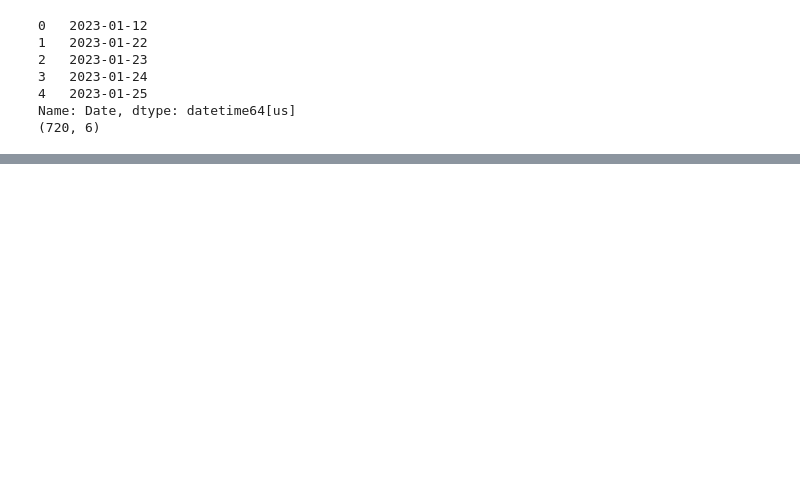
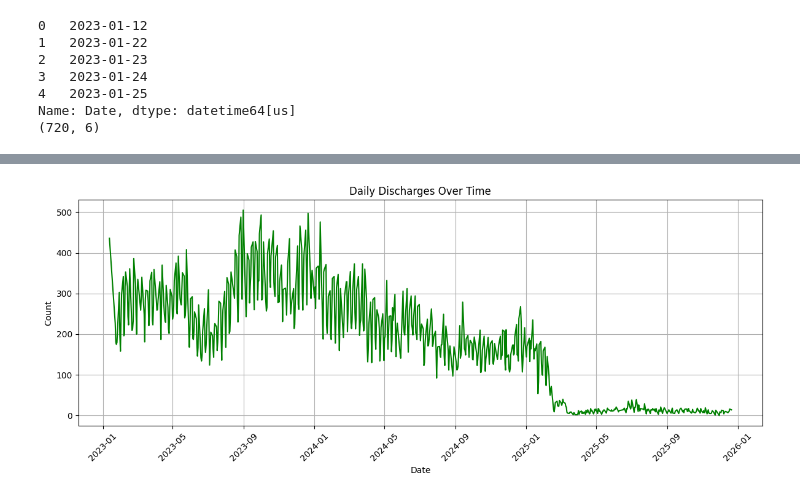
Before and after one commit to Yashika007-J/Data-Analyst-Internship-Project, a Jupyter notebook: csv.ipynb, the cells around one changed output, grey strips where cells are left out. Saved outputs shown, nothing was run; the diff lists cells and outputs as text; code cells hidden in the pictures; blank space fills up the shorter version.

```diff
--- a/csv.ipynb
+++ b/csv.ipynb
@@ -116,0 +139,12 @@ plt.show()
+# %%
+plt.figure(figsize=(12,5))
+plt.plot(df["Date"], df["HHS_Discharged"], color="green", linewidth=1.5)
+plt.title("Daily Discharges Over Time")
+plt.xlabel("Date")
+plt.ylabel("Count")
+plt.grid(True)
+plt.xticks(rotation=45)
+plt.tight_layout()
+plt.show()
+# %% [output]
+[figure, added]
```
Also changed, not shown: parts of 17 cells of this notebook, 2 other files.
